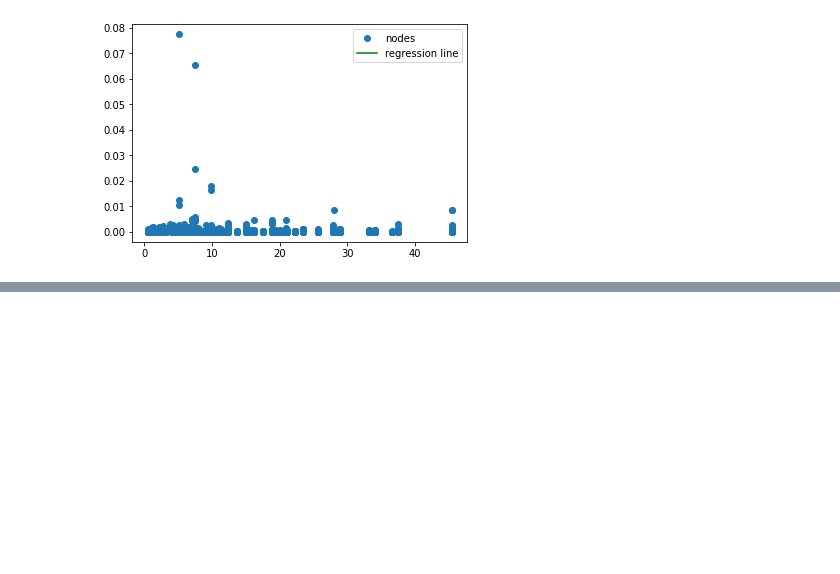
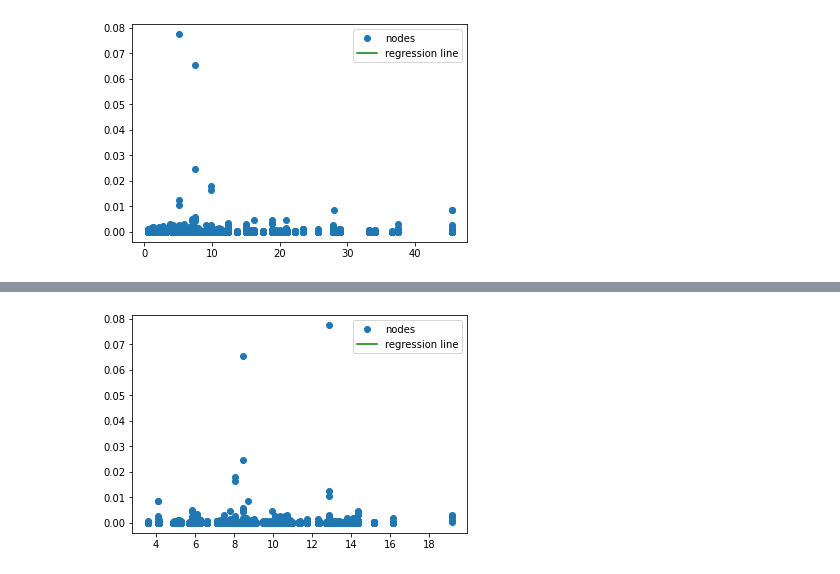
Before and after one commit to clyman23/spoke, a Jupyter notebook: notebooks/lizpysher/Correlation_Initial_Test.ipynb, the cells around one changed output, grey strips where cells are left out. Cells and saved outputs as stored; diff of their text form; code cells hidden in the pictures; blank space fills up the shorter version.

```diff
--- a/notebooks/lizpysher/Correlation_Initial_Test.ipynb
+++ b/notebooks/lizpysher/Correlation_Initial_Test.ipynb
@@ -153,0 +244,14 @@ SpearmanrResult(correlation=nan, pvalue=nan)
+# %%
+# departure time percent test
+x_values = node_crash_transp_depart['7:30AM_7:59AM_PERCENT']
+y_values = node_crash_transp_depart['CRASH_AVG']
+
+slope, intercept, _, _, _ = stats.linregress(x_values, y_values)
+
+
+plt.plot(x_values, y_values, 'o', label='nodes')
+plt.plot(x_values, intercept + slope*x_values, 'g', label='regression line')
+plt.legend()
+plt.show()
+# %% [output]
+[figure, added]
```
Also changed, not shown: parts of 13 cells of this notebook, 5 other files.
